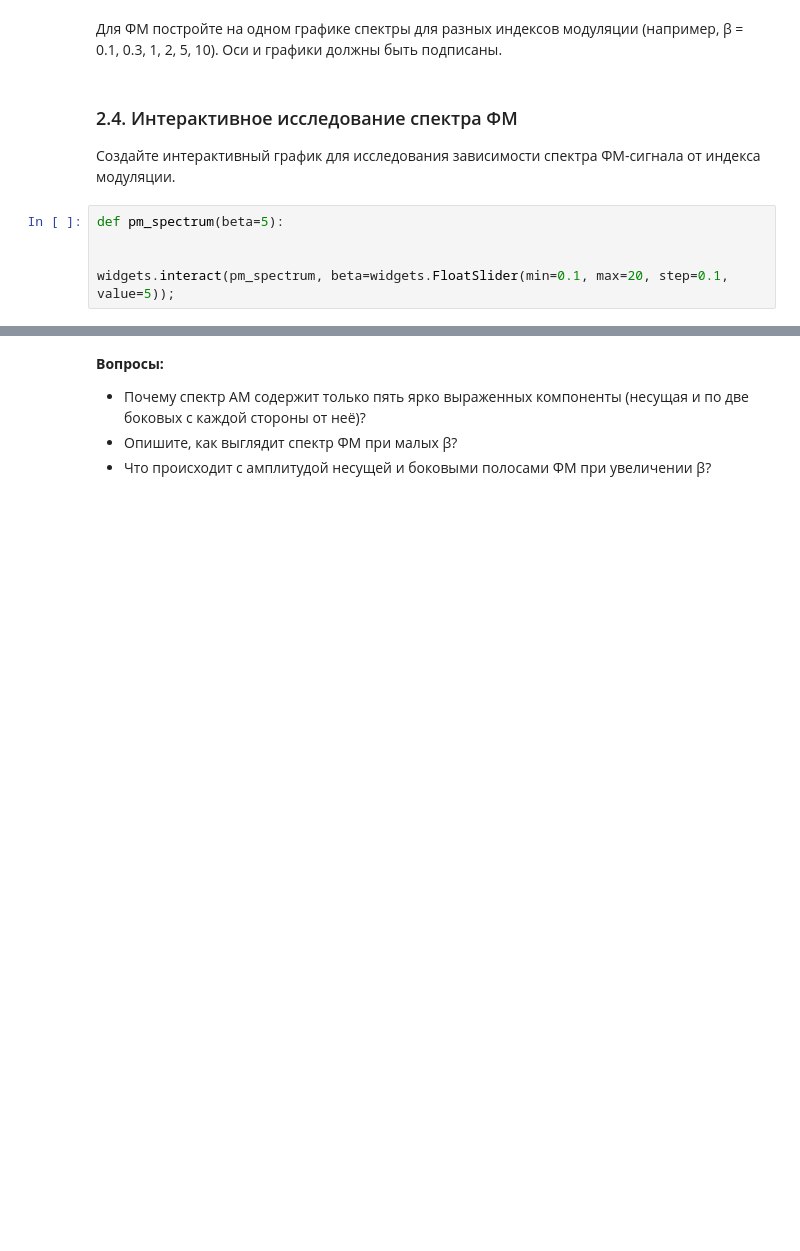
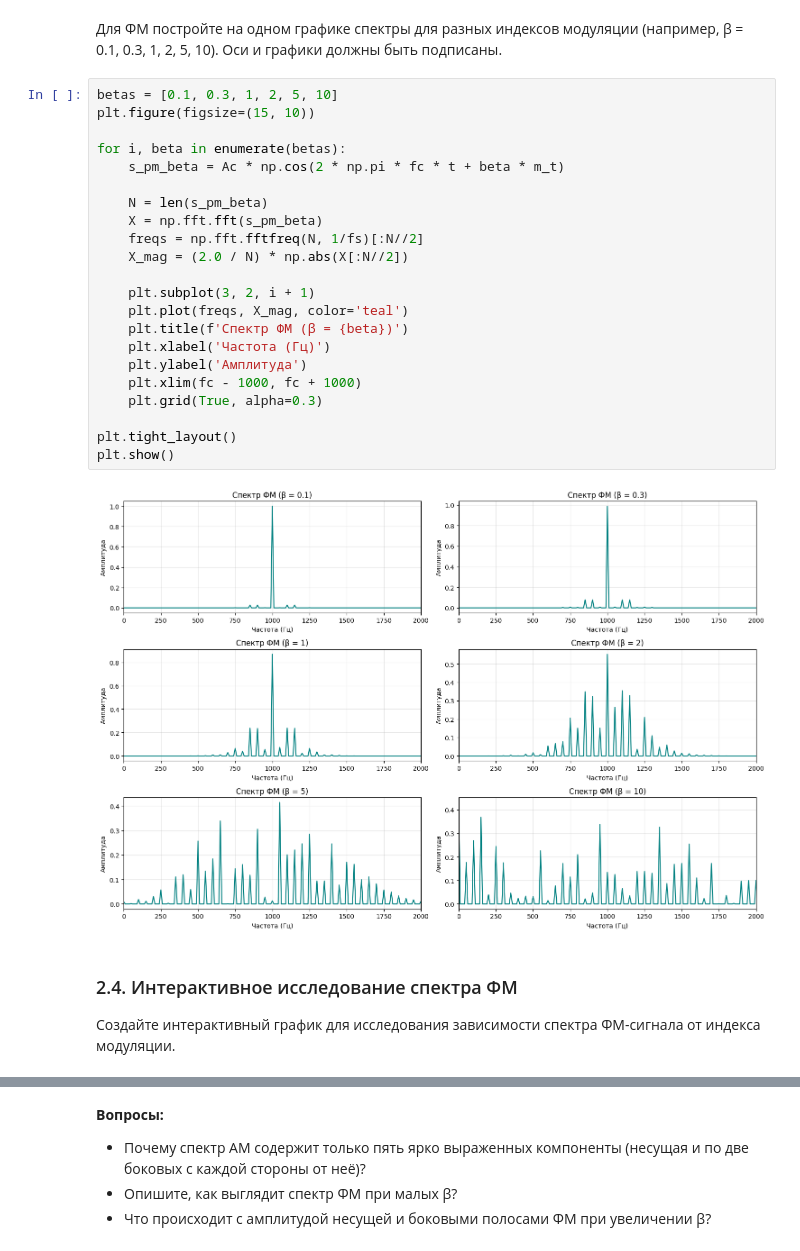
Before and after one commit to korzhimanov/dsp-seminars, a Jupyter notebook: seminars/2.ipynb, the cells around one changed output, grey strips where cells are left out. Drawn from its saved outputs; the diff is of its cells as text; blank space fills up the shorter version.

```diff
--- a/seminars/2.ipynb
+++ b/seminars/2.ipynb
@@ -102,10 +158,29 @@ plot_spectrum(s_pm, fs, f'ФМ спектр (β = {beta_pm})')
 # %% [markdown]
 Для ФМ постройте на одном графике спектры для разных индексов модуляции (например, β = 0.1, 0.3, 1, 2, 5, 10). Оси и графики должны быть подписаны.
+# %%
+betas = [0.1, 0.3, 1, 2, 5, 10]
+plt.figure(figsize=(15, 10))
+
+for i, beta in enumerate(betas):
+    s_pm_beta = Ac * np.cos(2 * np.pi * fc * t + beta * m_t)
+
+    N = len(s_pm_beta)
+    X = np.fft.fft(s_pm_beta)
+    freqs = np.fft.fftfreq(N, 1/fs)[:N//2]
+    X_mag = (2.0 / N) * np.abs(X[:N//2])
+
+    plt.subplot(3, 2, i + 1)
+    plt.plot(freqs, X_mag, color='teal')
+    plt.title(f'Спектр ФМ (β = {beta})')
+    plt.xlabel('Частота (Гц)')
+    plt.ylabel('Амплитуда')
+    plt.xlim(fc - 1000, fc + 1000)
+    plt.grid(True, alpha=0.3)
+
+plt.tight_layout()
+plt.show()
+# %% [output]
+[figure, added]
 # %% [markdown]
 ### 2.4. Интерактивное исследование спектра ФМ
 Создайте интерактивный график для исследования зависимости спектра ФМ-сигнала от индекса модуляции.
-# %%
-def pm_spectrum(beta=5):
-
-
-widgets.interact(pm_spectrum, beta=widgets.FloatSlider(min=0.1, max=20, step=0.1, value=5));
```
Also changed, not shown: parts of 38 cells of this notebook.
